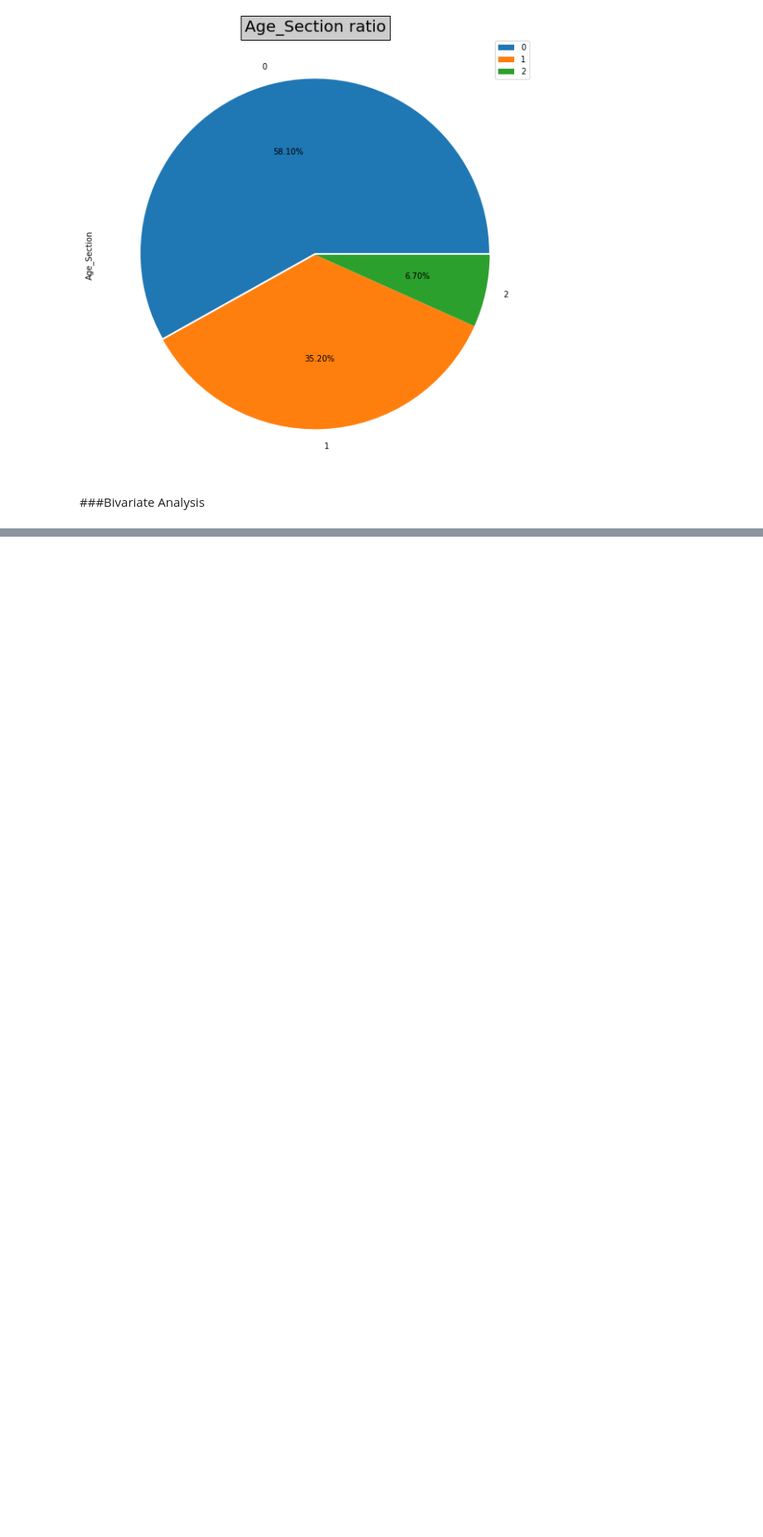
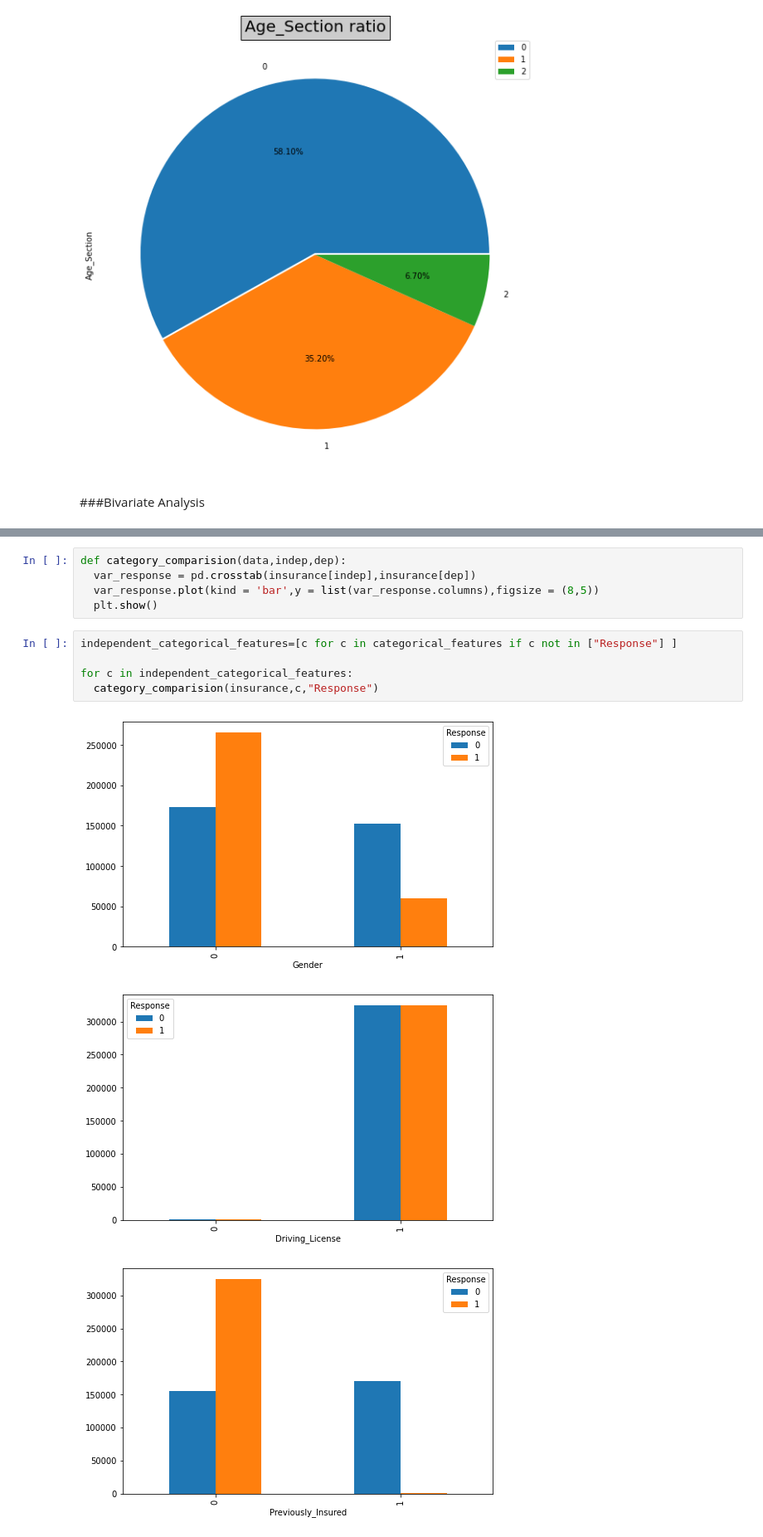
Before and after one commit to gauriagarwal18/HEALTH-INSURANCE-CROSS-SELL-PREDICTION, a Jupyter notebook: HEALTH_INSURANCE_CROSS_SELL_PREDICTION.ipynb, the cells around one changed output, grey strips where cells are left out. Shown at 83% size. Saved outputs shown, nothing was run; the diff lists cells and outputs as text; blank space fills up the shorter version.

```diff
--- a/HEALTH_INSURANCE_CROSS_SELL_PREDICTION.ipynb
+++ b/HEALTH_INSURANCE_CROSS_SELL_PREDICTION.ipynb
@@ -717,0 +730,14 @@ for c in categorical_features:
+# %%
+def category_comparision(data,indep,dep):
+  var_response = pd.crosstab(insurance[indep],insurance[dep])
+  var_response.plot(kind = 'bar',y = list(var_response.columns),figsize = (8,5))
+  plt.show()
+# %%
+independent_categorical_features=[c for c in categorical_features if c not in ["Response"] ]
+
+for c in independent_categorical_features:
+  category_comparision(insurance,c,"Response")
+# %% [output]
+[figure, added]
+[figure, added]
+[figure, added]
```
Also changed, not shown: parts of 3 cells of this notebook.
